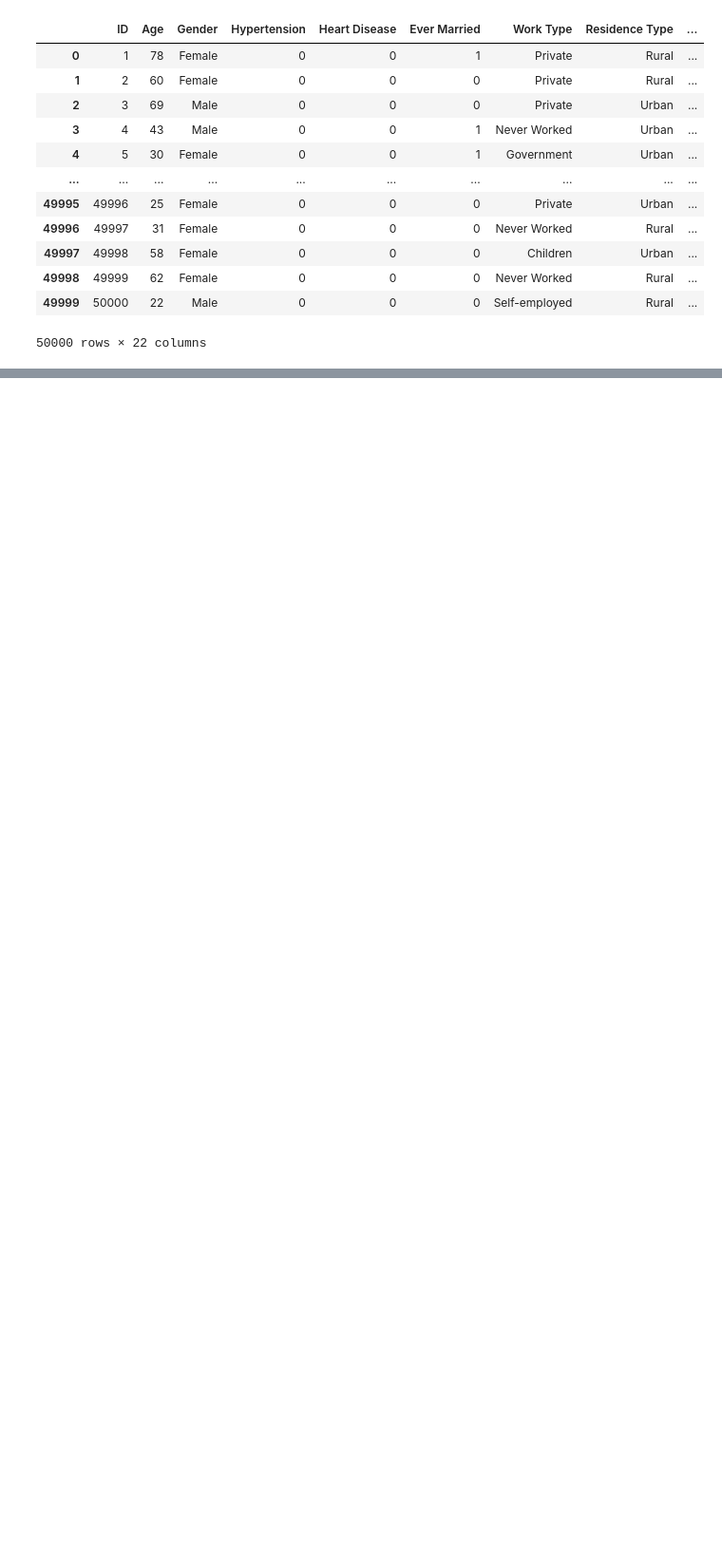
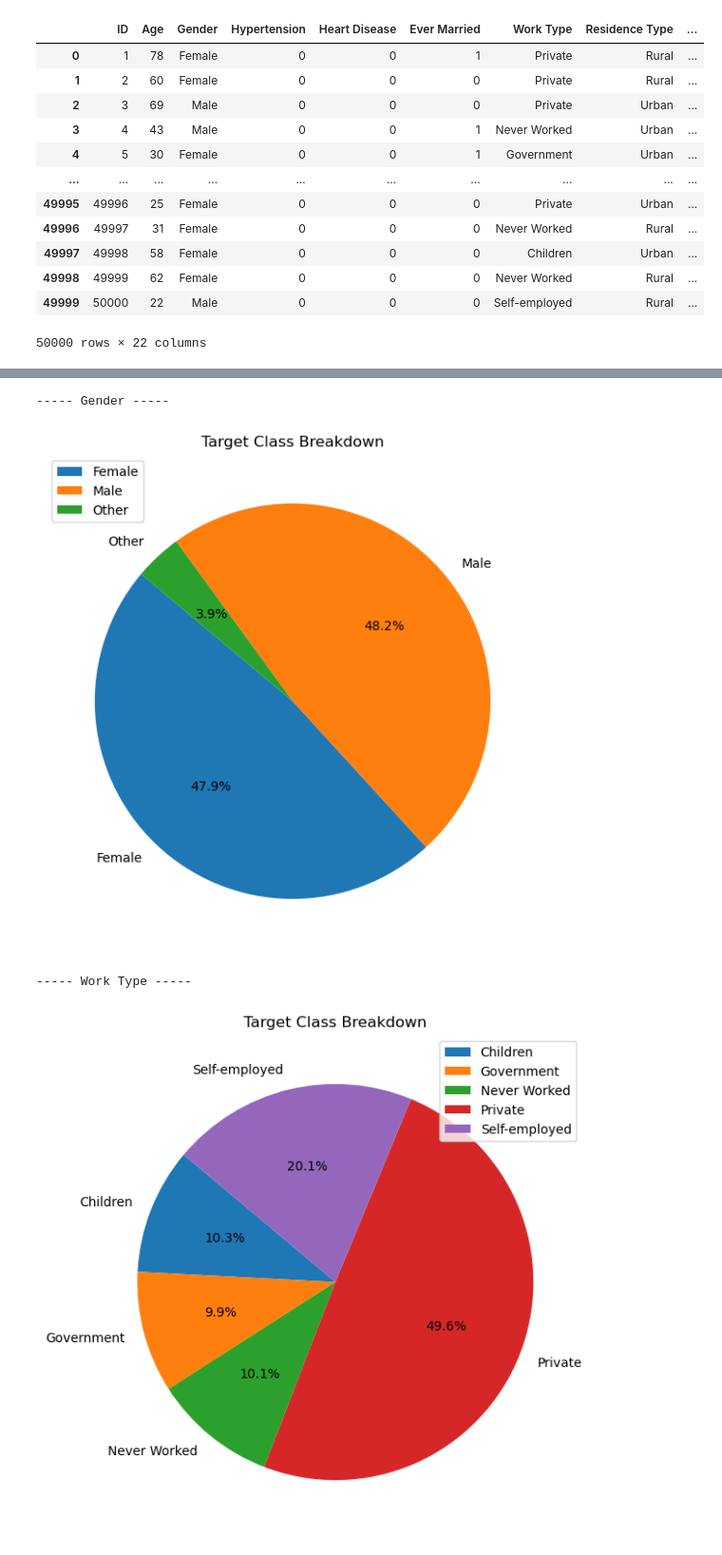
Before and after one commit to MaukanMir/Stroke-Classification, a Jupyter notebook: training.ipynb, the cells around one changed output, grey strips where cells are left out. Shown at 95% size. Cells and saved outputs as stored; diff of their text form; code cells hidden in the pictures; blank space fills up the shorter version.

```diff
--- a/training.ipynb
+++ b/training.ipynb
@@ -140,3 +493,8 @@ df
 | 49998 | 49999 | 62 | Female | 0 | 0 | 0 | Never Worked | Rural | ... |
 | 49999 | 50000 | 22 | Male | 0 | 0 | 0 | Self-employed | Rural | ... |
 50000 rows × 22 columns
+# %%
+df.drop("ID", axis=1, inplace=True)
+# %%
+numeric_df = df.select_dtypes(exclude="object")
+categorical_df = df.select_dtypes(include="object")
@@ -142,0 +514,9 @@ df
+# %%
+for col in categorical_df.columns:
+  print(f"----- {col} -----")
+  check_class_imbalance(df[col])
+# %% [output]
+----- Gender -----
+[figure, added]
+----- Work Type -----
+[figure, added]
```
Also changed, not shown: parts of 22 cells of this notebook.
